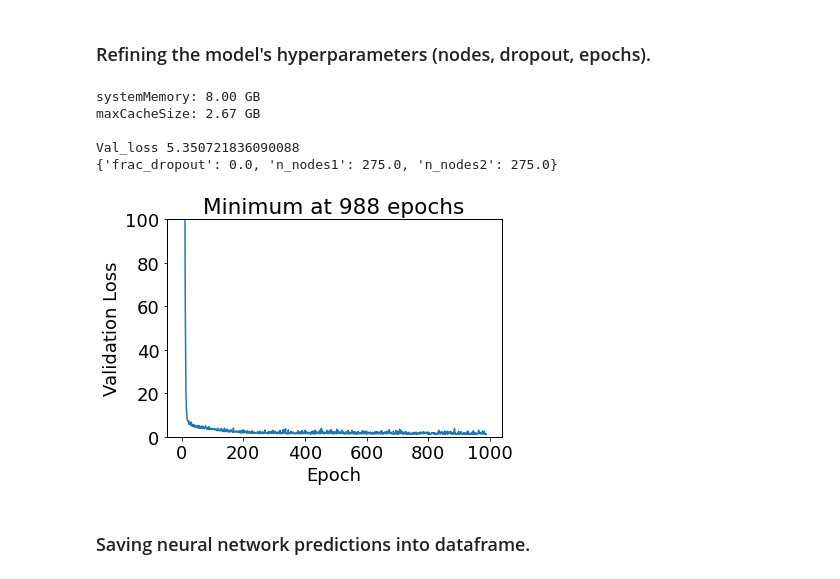
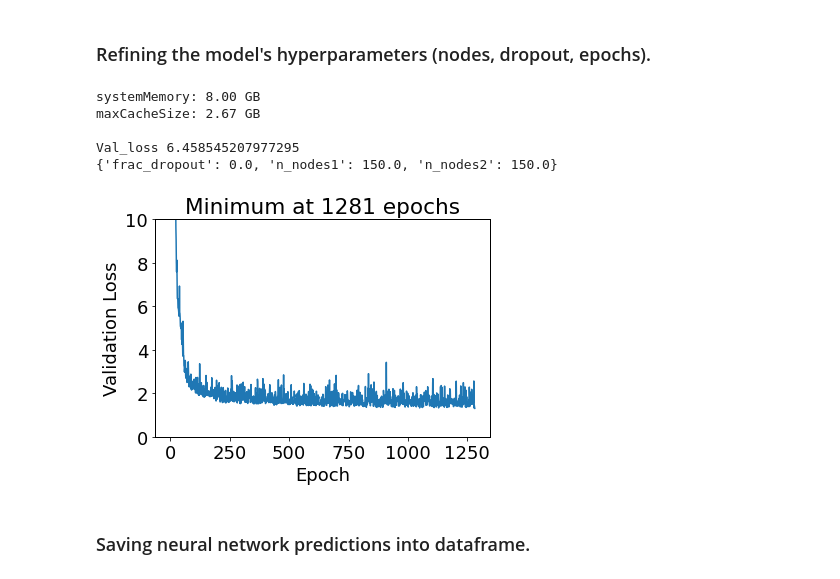
Before and after one commit to zbarvian/Mass-Learning, a Jupyter notebook: dnn_semf_discrepancy.ipynb, the cells around one changed output. Drawn from its saved outputs; the diff is of its cells as text; code cells hidden in the pictures.

```diff
--- a/dnn_semf_discrepancy.ipynb
+++ b/dnn_semf_discrepancy.ipynb
@@ -160,8 +160,8 @@ def dnn_evaluate(hyparms):
 
 space = {
     'frac_dropout': hp.quniform('frac_dropout', 0, 0.5, 0.1),
-    'n_nodes1': hp.quniform('n_nodes1', 50,300,25),
-    'n_nodes2': hp.quniform('n_nodes2', 50,300,25),
+    'n_nodes1': hp.quniform('n_nodes1', 50,300,50),
+    'n_nodes2': hp.quniform('n_nodes2', 50,300,50),
 }
 
 # Results object
@@ -177,27 +177,27 @@ print(besthyparms)
 systemMemory: 8.00 GB
 maxCacheSize: 2.67 GB
 
-Val_loss 5.350721836090088
-{'frac_dropout': 0.0, 'n_nodes1': 275.0, 'n_nodes2': 275.0}
+Val_loss 6.458545207977295
+{'frac_dropout': 0.0, 'n_nodes1': 150.0, 'n_nodes2': 150.0}
 # %%
 # Recording the best parameters from the optimization
 frac_dropout = besthyparms['frac_dropout']
 n_nodes1, n_nodes2 = besthyparms['n_nodes1'], besthyparms['n_nodes2']
 
 # Finding best number of training epochs
-n_epochs = 1000
+n_epochs = 2000
 losses = dnn_model(data, features, 'E', [n_epochs, n_nodes1, n_nodes2, frac_dropout])[1]
 best_epoch = losses.index(min(losses)) + 1
 
 # Plotting loss vs. epoch
 plt.plot(np.arange(1, best_epoch+1), losses[:best_epoch])
 plt.xlabel('Epoch')
 plt.ylabel('Validation Loss')
-plt.ylim(0, 100)
+plt.ylim(0, 10)
 plt.title('Minimum at %3d epochs' % best_epoch)
 plt.show()
 # %% [output]
-[figure, old version]
+[figure, new version]
 # %% [markdown]
 ### Saving neural network predictions into dataframe.
 # %%
```
Also changed, not shown: parts of 1 cell of this notebook.
